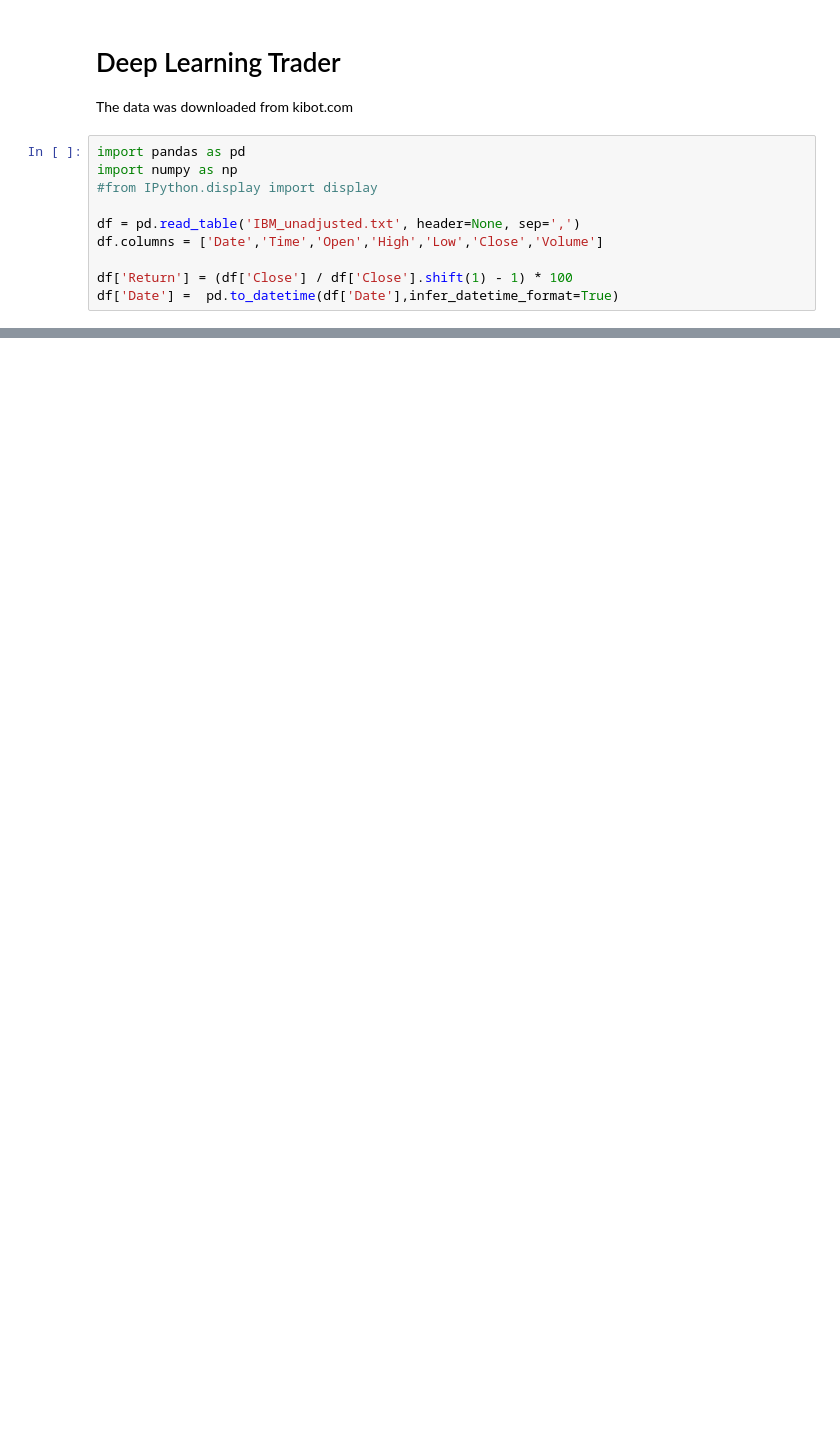
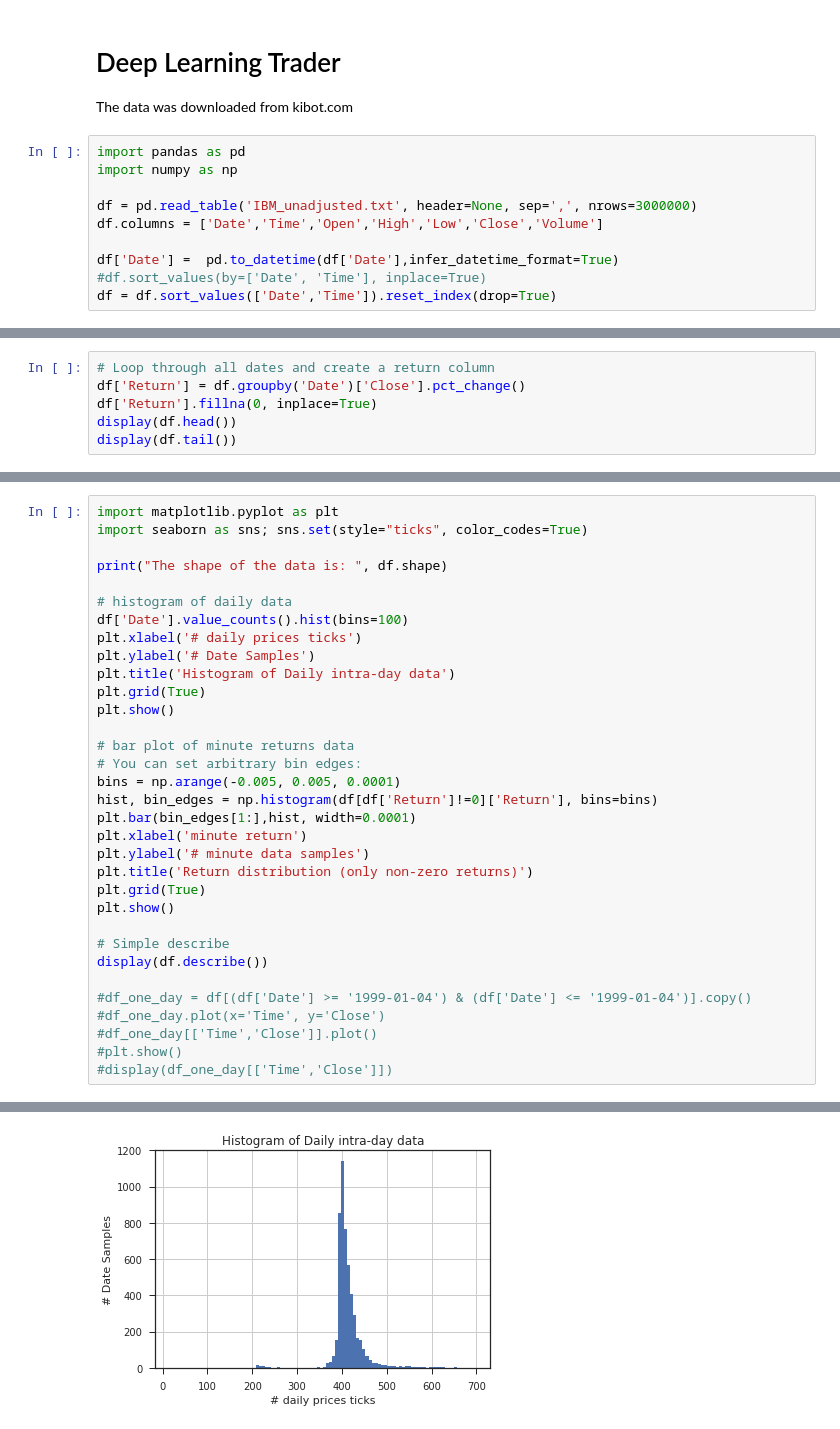
Before and after one commit to mrbraveheart71/DeepLearningTrader, a Jupyter notebook: DeepLearningTrader.ipynb, the cells around one changed output, grey strips where cells are left out. Saved outputs shown, nothing was run; the diff lists cells and outputs as text; blank space fills up the shorter version.

```diff
--- a/DeepLearningTrader.ipynb
+++ b/DeepLearningTrader.ipynb
@@ -5,10 +5,10 @@ The data was downloaded from kibot.com
 # %%
 import pandas as pd
 import numpy as np
-#from IPython.display import display
 
-df = pd.read_table('IBM_unadjusted.txt', header=None, sep=',')
+df = pd.read_table('IBM_unadjusted.txt', header=None, sep=',', nrows=3000000)
 df.columns = ['Date','Time','Open','High','Low','Close','Volume']
 
-df['Return'] = (df['Close'] / df['Close'].shift(1) - 1) * 100
 df['Date'] =  pd.to_datetime(df['Date'],infer_datetime_format=True)
+#df.sort_values(by=['Date', 'Time'], inplace=True)
+df = df.sort_values(['Date','Time']).reset_index(drop=True)
@@ -46,0 +18,6 @@ plt.show()
+# %%
+# Loop through all dates and create a return column
+df['Return'] = df.groupby('Date')['Close'].pct_change()
+df['Return'].fillna(0, inplace=True)
+display(df.head())
+display(df.tail())
@@ -46,0 +39,34 @@ plt.show()
+# %%
+import matplotlib.pyplot as plt
+import seaborn as sns; sns.set(style="ticks", color_codes=True)
+
+print("The shape of the data is: ", df.shape)
+
+# histogram of daily data
+df['Date'].value_counts().hist(bins=100)
+plt.xlabel('# daily prices ticks')
+plt.ylabel('# Date Samples')
+plt.title('Histogram of Daily intra-day data')
+plt.grid(True)
+plt.show()
+
+# bar plot of minute returns data
+# You can set arbitrary bin edges:
+bins = np.arange(-0.005, 0.005, 0.0001)
+hist, bin_edges = np.histogram(df[df['Return']!=0]['Return'], bins=bins)
+plt.bar(bin_edges[1:],hist, width=0.0001)
+plt.xlabel('minute return')
+plt.ylabel('# minute data samples')
+plt.title('Return distribution (only non-zero returns)')
+plt.grid(True)
+plt.show()
+
+# Simple describe
+display(df.describe())
+
+#df_one_day = df[(df['Date'] >= '1999-01-04') & (df['Date'] <= '1999-01-04')].copy()
+#df_one_day.plot(x='Time', y='Close')
+#df_one_day[['Time','Close']].plot()
+#plt.show()
+#display(df_one_day[['Time','Close']])
+# %% [output]
@@ -46,0 +74 @@ plt.show()
+[figure, added]
```
Also changed, not shown: parts of 7 cells of this notebook.
